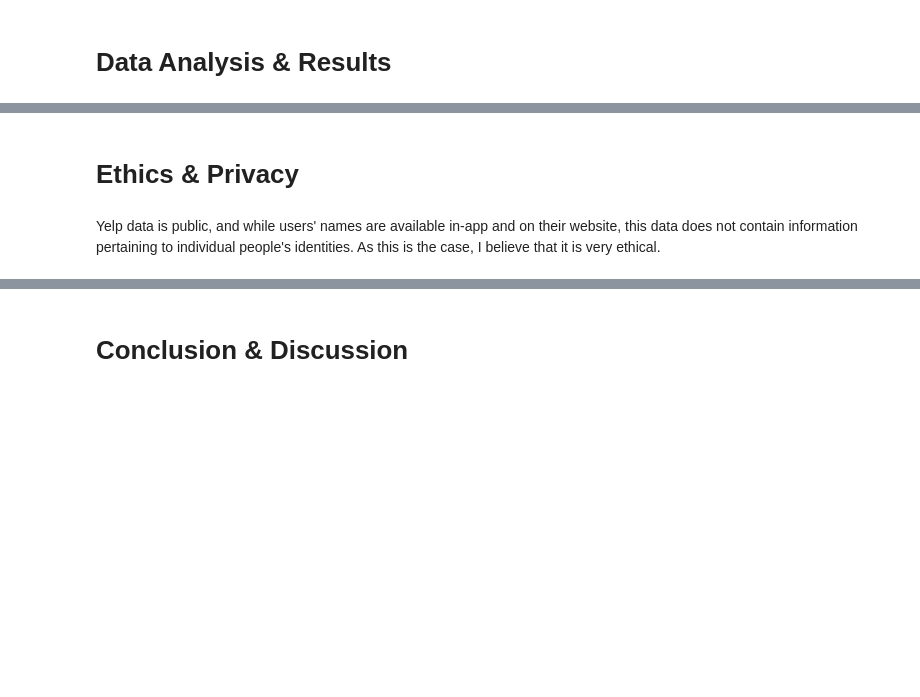
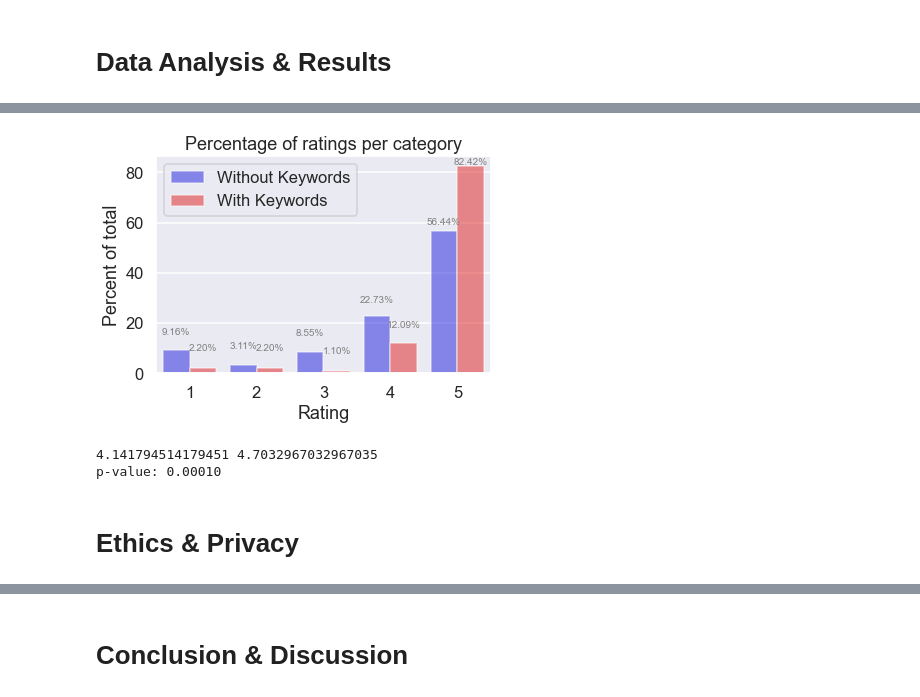
Before and after one commit to michaelbaluja/individual_fa20, a Jupyter notebook: final_project/FinalProject_SamuelRedman.ipynb, the cells around one changed output, grey strips where cells are left out. Cells and saved outputs as stored; diff of their text form; code cells hidden in the pictures; blank space fills up the shorter version.

```diff
--- a/final_project/FinalProject_SamuelRedman.ipynb
+++ b/final_project/FinalProject_SamuelRedman.ipynb
@@ -111,4 +112,69 @@ for p in ax.patches:
+# %%
+with_key_sum, without_key_sum = combined_ratings_df.groupby('variable')['value'].sum()
+
+# split combined group into two for easy usage
+wo_df = combined_ratings_df[combined_ratings_df['variable'] == 'Without Keywords']
+w_df = combined_ratings_df[combined_ratings_df['variable'] == 'With Keywords']
+
+val_list = []
+# loop through values and turn them into % values based on the group they are in
+for val in combined_ratings_df['value'].values:
+    if val in w_df.values:
+        val = val / with_key_sum
+        val = val*100
+    elif val in wo_df.values:
+        val = val / without_key_sum
+        val = val*100
+    val_list.append(val)
+
+
+combined_ratings_df['percent'] = val_list
+
+fig2 = sns.barplot(x ='rating',
+                  y = 'percent',
+                  hue = 'variable',
+                  data = combined_ratings_df,
+                  palette=['blue', 'red'],
+                  alpha = 0.5,
+                  )
+
+ax_2 = fig2
+ax_2.set_xlabel('Rating')
+ax_2.set_ylabel('Percent of total')
+ax_2.set_title('Percentage of ratings per category')
+ax_2.legend(loc='upper left')
+for p in ax_2.patches:
+    ax_2.annotate(('%.2f' % p.get_height())+'%', (p.get_x() + p.get_width() / 2, (p.get_height()-(p.get_height()/13))),
+                 ha = 'center', va='center', fontsize = 10, color ='gray', xytext=(0, 20),
+                    textcoords = 'offset points')
+# %% [output]
+[figure, added]
+# %%
+# many issues getting infinite values for df using without keyword values
+# as that dataframe as 2151 entries and np does not like to cooperate
+# so means are calculated in a somewhat 'hack-y' way
+wo_mean = wo_df['rating'].values.astype('float64') * wo_df['percent'].values
+wo_mean = wo_mean.sum()
+wo_mean = wo_mean / 100
+
+w_mean = w_df['rating'].values.astype('float64') * w_df['percent'].values
+w_mean = w_mean.sum()
+w_mean = w_mean / 100
+
+print(wo_mean, w_mean)
+
+# none of the 3 main sets of data are normally distributed
+# thus t-testing does not give accurate information
+normaltest(df_without_keywords['rating'].astype('int'))
+normaltest(df['rating'].astype(int))
+normaltest(df_with_keywords['rating'].astype(int))
+
+# using permutation test to see if groups have similar distribution
+p_val_from_test = permutation_test(df_without_keywords['rating'].values.astype(int), df_with_keywords['rating'].values.astype(int),
+                                   method='approximate',num_rounds=10000,seed=0)
+print('p-value: %.5f' % p_val_from_test)
+# %% [output]
+4.141794514179451 4.7032967032967035
+p-value: 0.00010
 # %% [markdown]
 # Ethics & Privacy
-# %% [markdown]
-Yelp data is public, and while users' names are available in-app and on their website, this data does not contain information pertaining to individual people's identities. As this is the case, I believe that it is very ethical.
```
Also changed, not shown: parts of 15 cells of this notebook.
